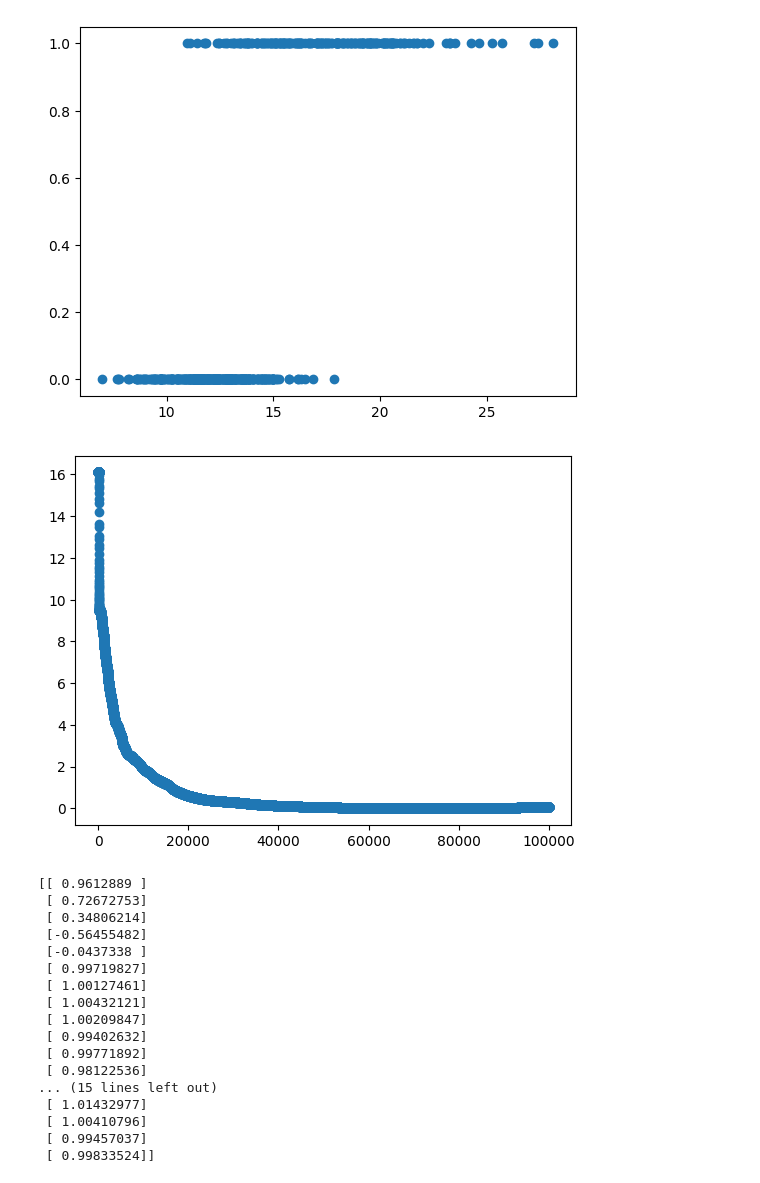
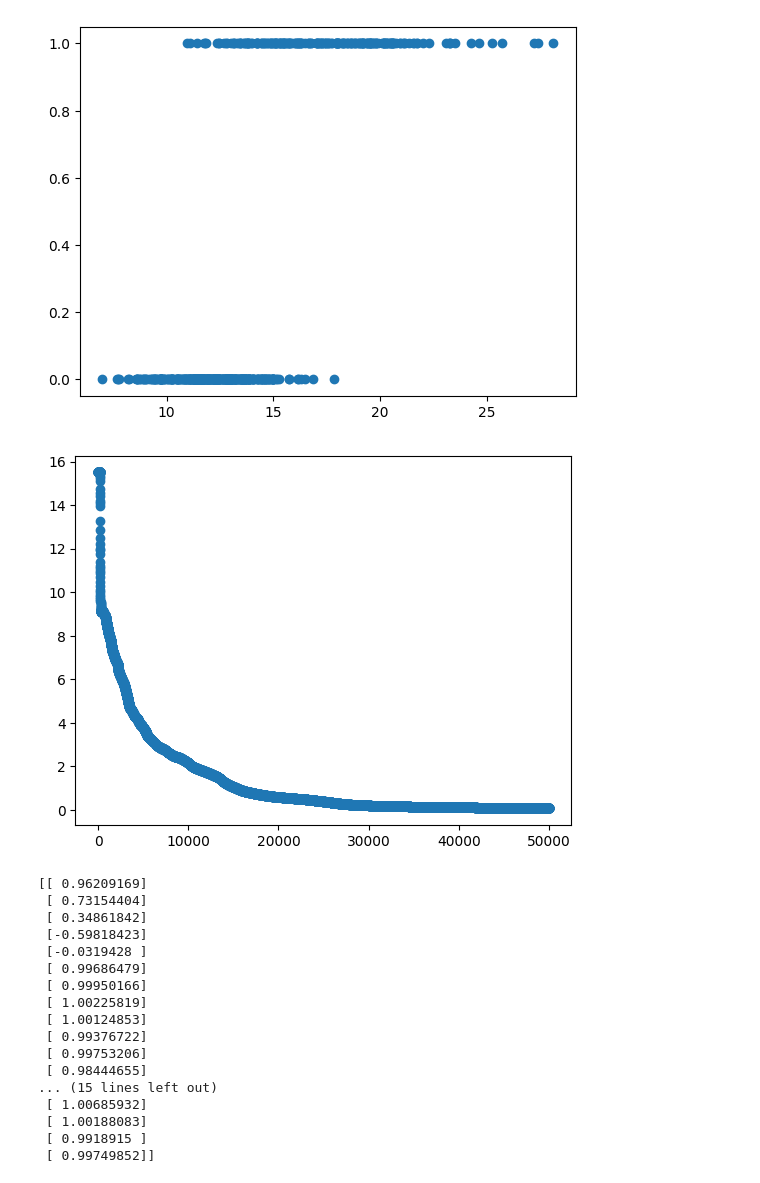
Before and after one commit to aniketmore311/ML_pracs, a Jupyter notebook: 3_logistic_regression/easy_gdsc.ipynb, the cells around one changed output. Cells and saved outputs as stored; diff of their text form; code cells hidden in the pictures.

```diff
--- a/3_logistic_regression/easy_gdsc.ipynb
+++ b/3_logistic_regression/easy_gdsc.ipynb
@@ -59,58 +59,58 @@ plt.scatter(X[:,1],y)
 X_train, X_test, y_train, y_test = train_test_split(X,y,test_size=0.3)
 # %%
 # gradient descent
-n_iterations = 100000
+n_iterations = 50000
 learning_rate = 0.00001
 gradients = []
 iterations = []
 params = np.ones((num_features+1,1))
 # print(params)
 
 def linear_predict(X,params):
     return X.dot(params)
 
 def sigmoid(X):
     return 1/(1 + np.exp(-X))
 
 def predict(X,params):
     return sigmoid(linear_predict(X,params))
 
 def prob_to_binary(X):
     return np.vectorize(lambda x: (int)(x>=0.5))(X)
 
 for i in range(n_iterations):
 
     # IMP remember formula
     y_pred = predict(X_train,params)
     iter_grads = (2/num_samples) * X_train.T.dot(y_pred - y_train)
     params = params - learning_rate * iter_grads
 
     # for plotting
     iterations.append(i)
     gradients.append(iter_grads[2,0])
 
 plt.scatter(iterations, gradients)
 plt.show()
 print(params)
 # %% [output]
-[figure, old version]
+[figure, new version]
-[[ 0.9612889 ]
- [ 0.72672753]
- [ 0.34806214]
- [-0.56455482]
- [-0.0437338 ]
- [ 0.99719827]
- [ 1.00127461]
- [ 1.00432121]
- [ 1.00209847]
- [ 0.99402632]
- [ 0.99771892]
- [ 0.98122536]
+[[ 0.96209169]
+ [ 0.73154404]
+ [ 0.34861842]
+ [-0.59818423]
+ [-0.0319428 ]
+ [ 0.99686479]
+ [ 0.99950166]
+ [ 1.00225819]
+ [ 1.00124853]
+ [ 0.99376722]
+ [ 0.99753206]
+ [ 0.98444655]
 ... (15 lines left out)
- [ 1.01432977]
- [ 1.00410796]
- [ 0.99457037]
- [ 0.99833524]]
+ [ 1.00685932]
+ [ 1.00188083]
+ [ 0.9918915 ]
+ [ 0.99749852]]
 # %%
 y_pred = prob_to_binary(predict(X_test,params))
 plt.scatter(X_test[:,1],y_pred)
```
Also changed, not shown: parts of 2 cells of this notebook, 1 other file.
